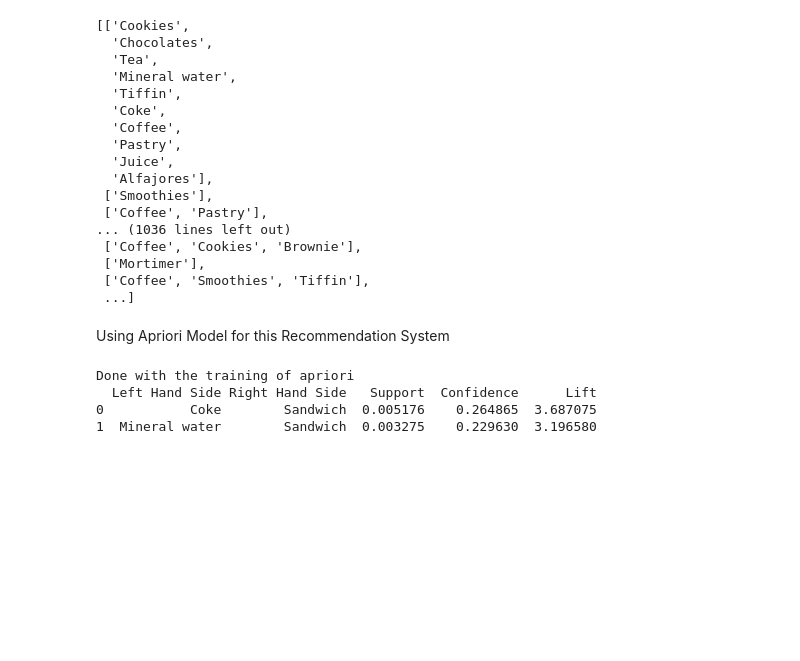
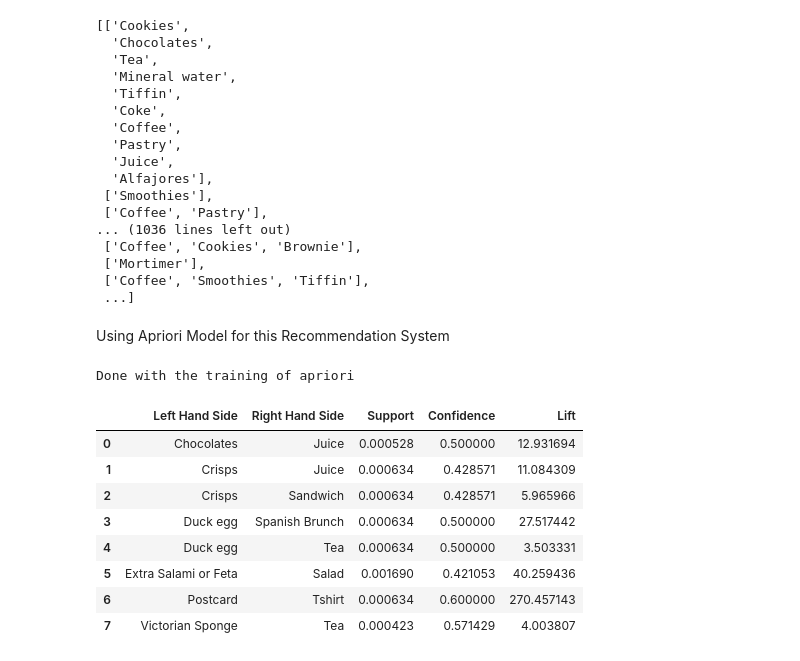
Before and after one commit to ravin-d-27/ML_Mini_Projects, a Jupyter notebook: Bakery_dataset/Model_implementation.ipynb, the cells around one changed output. Cells and saved outputs as stored; diff of their text form; code cells hidden in the pictures; blank space fills up the shorter version.

Commit message:
Here is the ML Implementation for Food Recommendation System in a Bakery. I have used Apriori Model for this recommendation system

```diff
--- a/Bakery_dataset/Model_implementation.ipynb
+++ b/Bakery_dataset/Model_implementation.ipynb
@@ -148,13 +148,21 @@ def inspect(results):
     return list(zip(lhs, rhs, supports, confidences, lifts))
 # %%
 from apyori import apriori
-rules = apriori(transactions = transactions, min_support = 0.0001, min_confidence=0.2,min_lift=3,min_length=2,max_length=2)
+rules = apriori(transactions = transactions, min_support = 0.0004, min_confidence=0.4,min_lift=3,min_length=2,max_length=2)
 print("Done with the training of apriori")
 results = list(rules)
 resultsinDataFrame = pd.DataFrame(inspect(results), columns = ['Left Hand Side', 'Right Hand Side', 'Support', 'Confidence', 'Lift'])
-print(resultsinDataFrame)
 # %% [output]
 Done with the training of apriori
-  Left Hand Side Right Hand Side   Support  Confidence      Lift
-0           Coke        Sandwich  0.005176    0.264865  3.687075
-1  Mineral water        Sandwich  0.003275    0.229630  3.196580
+# %%
+resultsinDataFrame
+# %% [output]
+|  | Left Hand Side | Right Hand Side | Support | Confidence | Lift |
+| 0 | Chocolates | Juice | 0.000528 | 0.500000 | 12.931694 |
+| 1 | Crisps | Juice | 0.000634 | 0.428571 | 11.084309 |
+| 2 | Crisps | Sandwich | 0.000634 | 0.428571 | 5.965966 |
+| 3 | Duck egg | Spanish Brunch | 0.000634 | 0.500000 | 27.517442 |
+| 4 | Duck egg | Tea | 0.000634 | 0.500000 | 3.503331 |
+| 5 | Extra Salami or Feta | Salad | 0.001690 | 0.421053 | 40.259436 |
+| 6 | Postcard | Tshirt | 0.000634 | 0.600000 | 270.457143 |
+| 7 | Victorian Sponge | Tea | 0.000423 | 0.571429 | 4.003807 |
```
